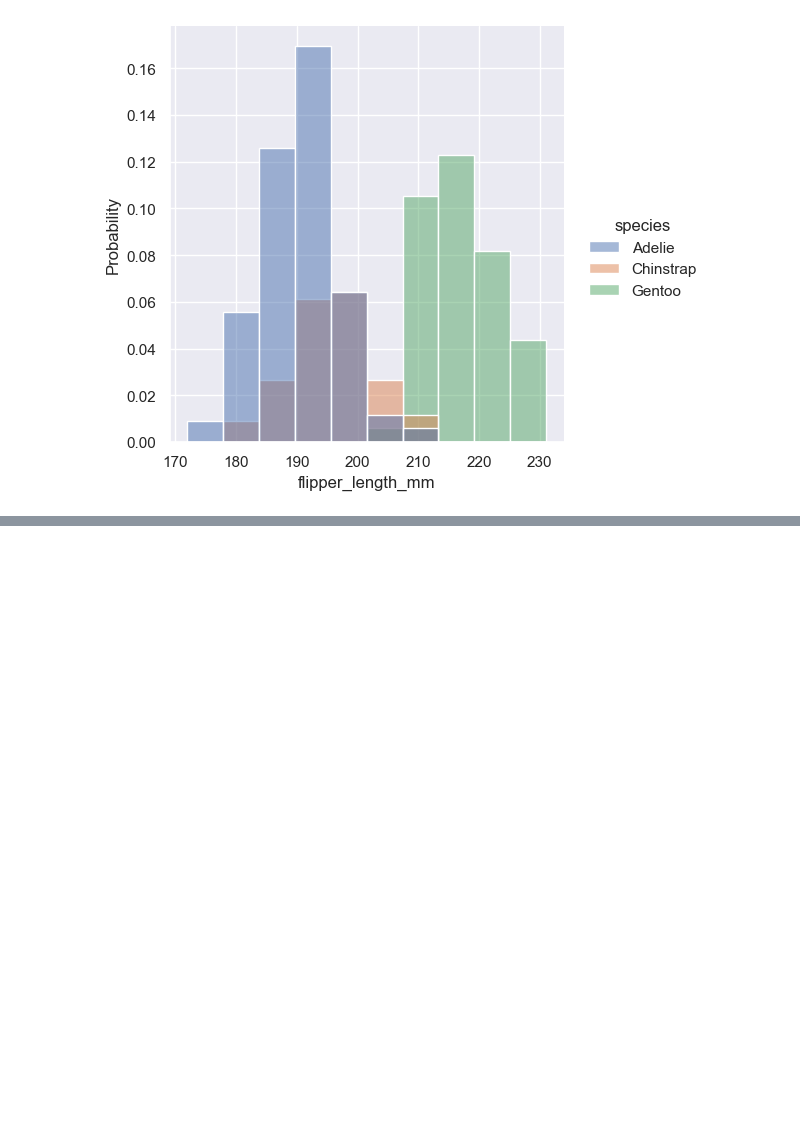
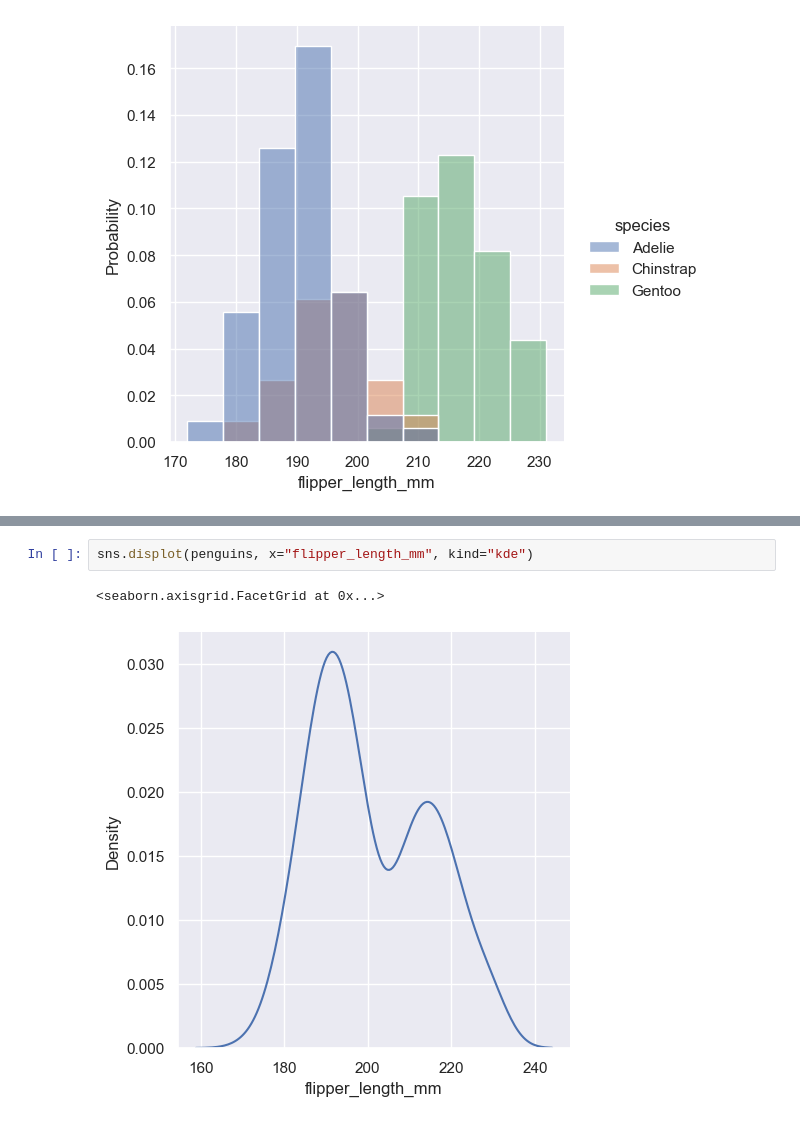
Before and after one commit to jhwn533/Pallet-Town, a Jupyter notebook: Seaborn_Tutorial/Visualizing statistical relationships.ipynb, the cells around one changed output, grey strips where cells are left out. Drawn from its saved outputs; the diff is of its cells as text; blank space fills up the shorter version.

Commit message:
Add code Seaborn_Tutorial/Visualizing statistical relationships.ipynb

```diff
--- a/Seaborn_Tutorial/Visualizing statistical relationships.ipynb
+++ b/Seaborn_Tutorial/Visualizing statistical relationships.ipynb
@@ -479,0 +484,5 @@ sns.displot(penguins, x="flipper_length_mm", hue="species", stat="probability")
+# %%
+sns.displot(penguins, x="flipper_length_mm", kind="kde")
+# %% [output]
+<seaborn.axisgrid.FacetGrid at 0x...>
+[figure, added]
```
Also changed, not shown: parts of 18 cells of this notebook.
